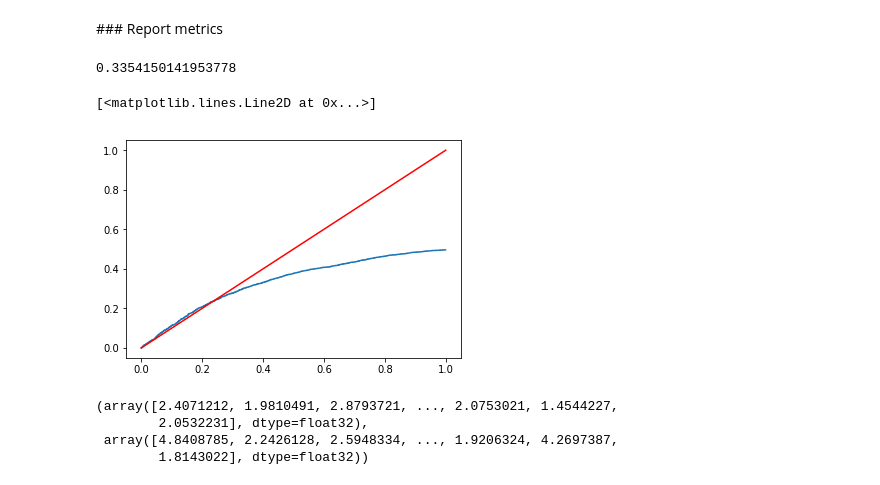
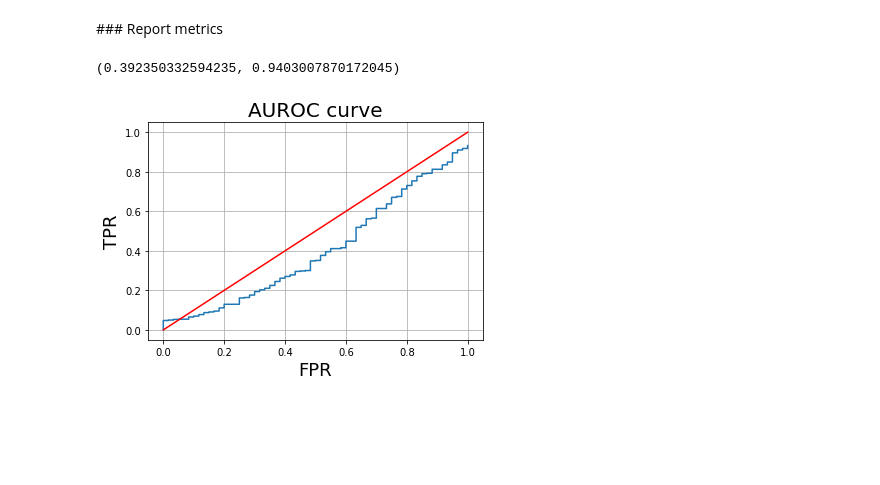
Before and after one commit to mperezcarrasco/AnomalyALeRCE, a Jupyter notebook: src/Results analysis.ipynb, the cells around one changed output. Drawn from its saved outputs; the diff is of its cells as text; code cells hidden in the pictures; blank space fills up the shorter version.

```diff
--- a/src/Results analysis.ipynb
+++ b/src/Results analysis.ipynb
@@ -192,38 +204,16 @@ def auroc(in_scores, out_scores):
-# %%
-from sklearn.metrics import auc
-
-scores = np.sum((xrec - xreal)**2, axis=1)
-start = np.min(scores)
-end = np.max(scores)
-gap = (end - start)/100000
-
-aurocBase = 0.0
-fprTemp = 1.0
-tprs = []
-fprs = []
-
-in_scores = scores[lbls_out==0]
-out_scores = scores[(lbls_out==1) | (lbls_out==2)]
-
-for delta in np.arange(start, end, gap):
-    tpr = np.sum(np.sum(out_scores > delta)) / len(scores)
-    fpr = np.sum(np.sum(in_scores > delta)) / len(in_scores)
-    tprs.append(tpr)
-    fprs.append(fpr)
-auc(fprs, tprs)
-# %% [output]
-0.3354150141953778
+# %%
+in_scores = scores[lbls_out==0]
+out_scores = scores[(lbls_out==1) | (lbls_out==2)]
+auroc(in_scores, out_scores), aupr(in_scores, out_scores)
+# %% [output]
+(0.392350332594235, 0.9403007870172045)
 # %%
 ident=[0.0, 1.0]
+plt.title('AUROC curve', fontsize=20)
 plt.plot(fprs, tprs)
 plt.plot(ident, ident, c='r')
+plt.xlabel('FPR', fontsize=18)
+plt.ylabel('TPR', fontsize=18)
+plt.grid()
 # %% [output]
-[<matplotlib.lines.Line2D at 0x...>]
-[figure, old version]
+[figure, new version]
-# %%
-in_scores, out_scores
-# %% [output]
-(array([2.4071212, 1.9810491, 2.8793721, ..., 2.0753021, 1.4544227,
-        2.0532231], dtype=float32),
- array([4.8408785, 2.2426128, 2.5948334, ..., 1.9206324, 4.2697387,
-        1.8143022], dtype=float32))
```
Also changed, not shown: parts of 10 cells of this notebook, 5 other files.
